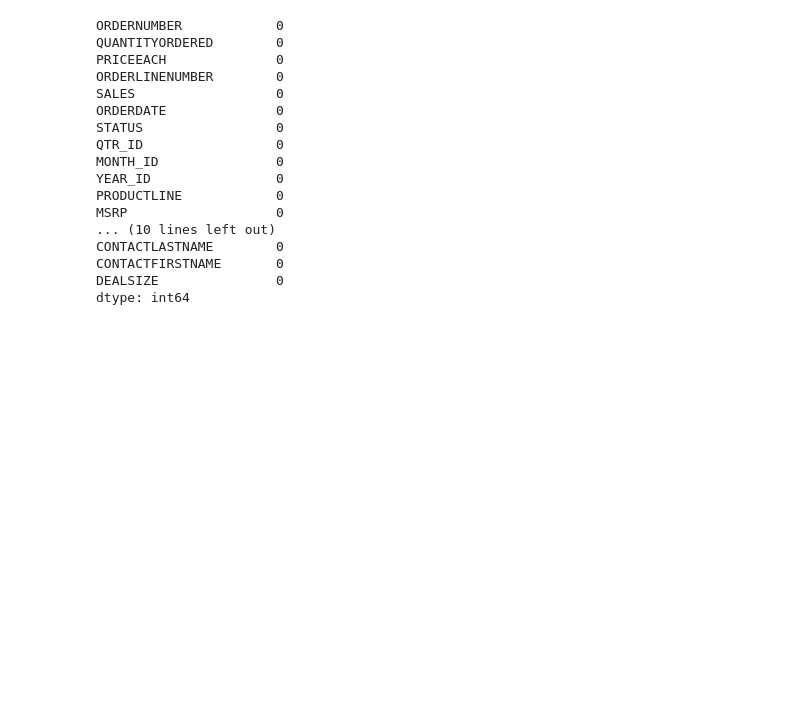
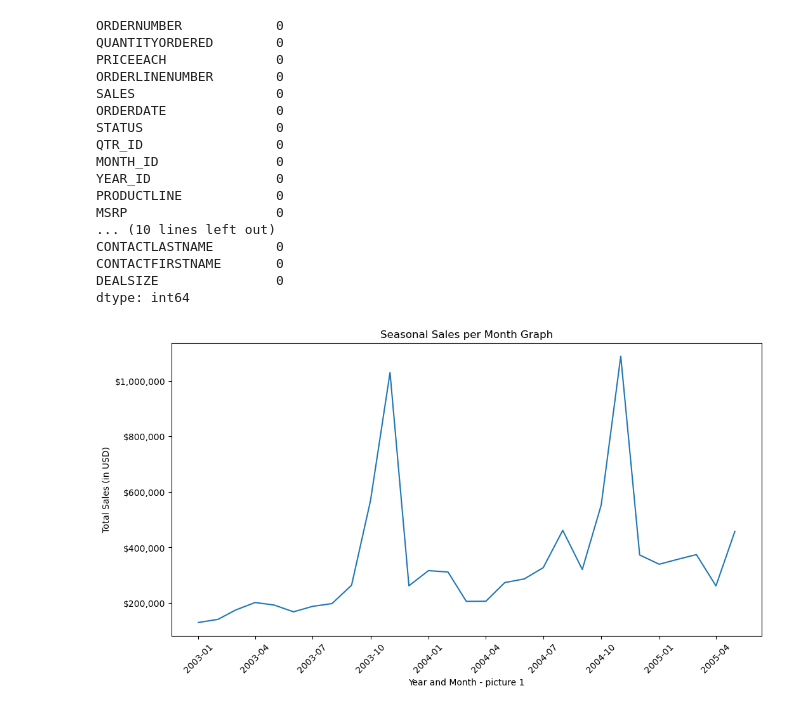
Before and after one commit to ealves612/Sample-Sales-Data-Analysis, a Jupyter notebook: analise.ipynb, the cells around one changed output. Drawn from its saved outputs; the diff is of its cells as text; code cells hidden in the pictures; blank space fills up the shorter version.

```diff
--- a/analise.ipynb
+++ b/analise.ipynb
@@ -10,7 +10,7 @@ import pandas as pd
 import os
 
 csv_path = os.path.join(
-    dataset_path,
+    path,
     "sales_data_sample.csv"
 )
 
@@ -76,3 +76,9 @@ CONTACTLASTNAME        0
 CONTACTFIRSTNAME       0
 DEALSIZE               0
 dtype: int64
+# %%
+df["ORDERDATE"] = pd.to_datetime(df["ORDERDATE"])
+# %%
+df["YEAR"] = df["ORDERDATE"].dt.year
+df["MONTH"] = df["ORDERDATE"].dt.month
+df["DAY"] = df["ORDERDATE"].dt.day
@@ -78,0 +87,26 @@ dtype: int64
+# %%
+import matplotlib.pyplot as plt
+from matplotlib.ticker import FuncFormatter
+import matplotlib.dates as mdates
+
+df_time_grouping = df.groupby(["YEAR", "MONTH"])["SALES"].sum().reset_index() # Group by year and month to get total sales
+df_time_grouping["YEAR_MONTH"] = pd.to_datetime(df_time_grouping[["YEAR", "MONTH"]].assign(DAY=1)) # Create a date column for plotting
+df_time_grouping = df_time_grouping.sort_values("YEAR_MONTH") # Sort
+
+plt.figure(figsize=(12, 6)) # Set figure size for better readability and to limit the number of ticks
+plt.plot(df_time_grouping["YEAR_MONTH"], df_time_grouping["SALES"]) # Plot sales over year and month basis
+date_year_month_axis = plt.gca() # Get X axis for year-month detail
+date_year_month_axis.xaxis.set_major_locator(mdates.MonthLocator(interval=3)) # Set major ticks to every 3 months
+date_year_month_axis.xaxis.set_major_formatter(mdates.DateFormatter("%Y-%m")) # Format ticks as Year-Month
+plt.xticks(rotation=45) # Rotate x-axis labels for better readability
+date_year_month_axis.ticklabel_format(style="plain", axis="y") # Disable scientific ntation on y-axis
+date_year_month_axis.yaxis.set_major_formatter(
+    FuncFormatter(lambda x, _: f"${x:,.0f}")
+) # Format y-axis labels as currency
+
+plt.title("Seasonal Sales per Month Graph")
+plt.xlabel("Year and Month - picture 1")
+plt.ylabel("Total Sales (in USD)")
+plt.show()
+# %% [output]
+[figure, added]
```
Also changed, not shown: parts of 6 cells of this notebook.
